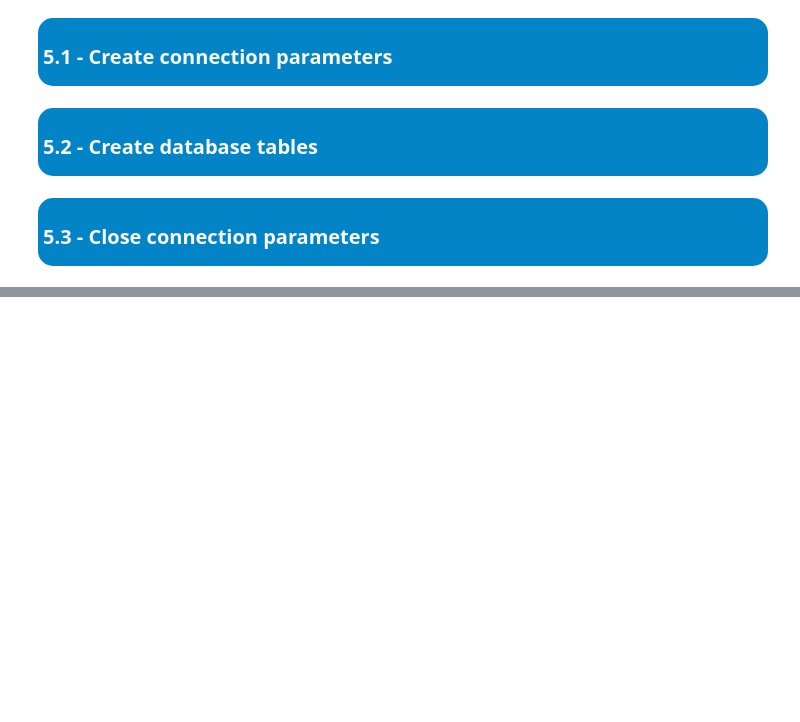
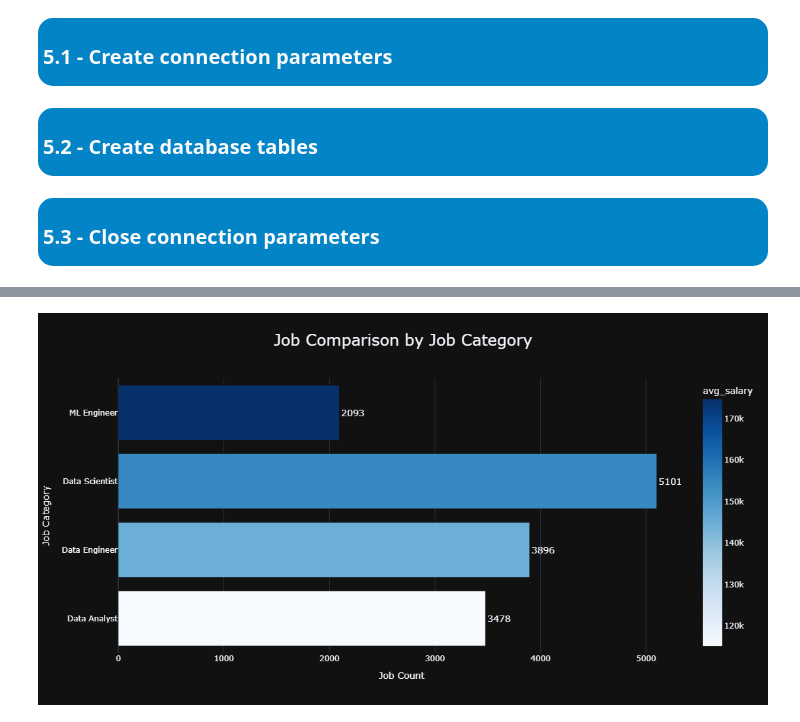
Before and after one commit to Bruno-RW/data-science-salaries, a Jupyter notebook: dataScienceSalaries-FILTER.ipynb, the cells around one changed output, grey strips where cells are left out. Cells and saved outputs as stored; diff of their text form; code cells hidden in the pictures; blank space fills up the shorter version.

```diff
--- a/dataScienceSalaries-FILTER.ipynb
+++ b/dataScienceSalaries-FILTER.ipynb
@@ -1003,0 +1113,42 @@ cnxn.close()
+# %%
+# Prepare the data: Group by job category and calculate the number of postings and average salary
+job_postings_and_salary = (
+    dfSalaries.groupby('job_category')
+    .agg(
+        job_posting_count=('job_category', 'size'),
+        avg_salary=('salary_in_usd', 'mean')
+    )
+    .reset_index()
+)
+
+# Create the bar chart
+fig = px.bar(
+    job_postings_and_salary,
+    x='job_posting_count',
+    y='job_category',
+    color='avg_salary',
+    color_continuous_scale='Blues',
+    title='Job Comparison by Job Category',
+    text='job_posting_count',
+    width=1000, height=600,
+    template='plotly_dark'
+)
+
+# Layout settings: Background and axis titles
+fig.update_layout(
+    xaxis_title='Job Count',
+    yaxis_title='Job Category',
+    title={'x': 0.5, 'font_size': 24}
+)
+
+# Adjust text size and position on bars
+fig.update_traces(
+    texttemplate='%{text}',
+    textposition='outside',
+    textfont_size=14
+)
+
+# Display the chart
+fig.show()
+# %% [output]
+[figure, added]
```
Also changed, not shown: parts of 9 cells of this notebook.
